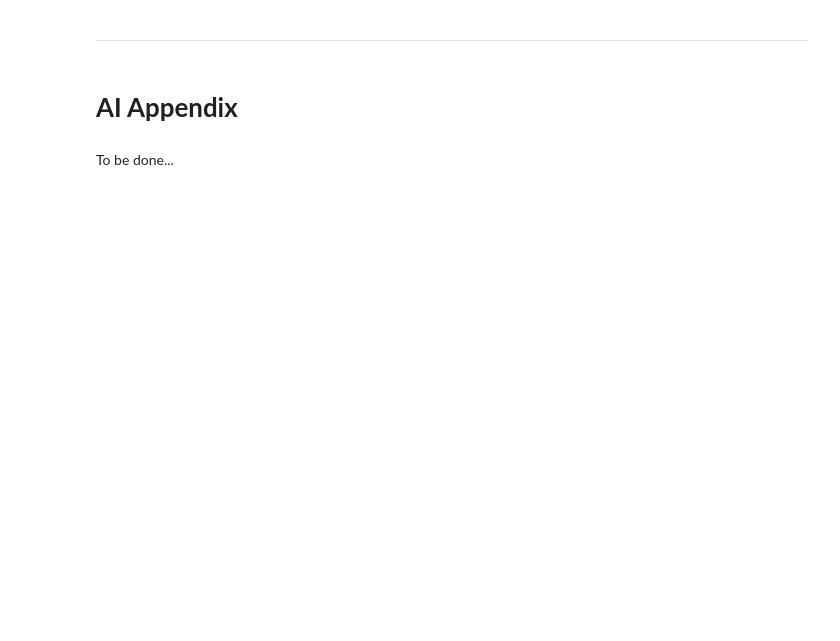
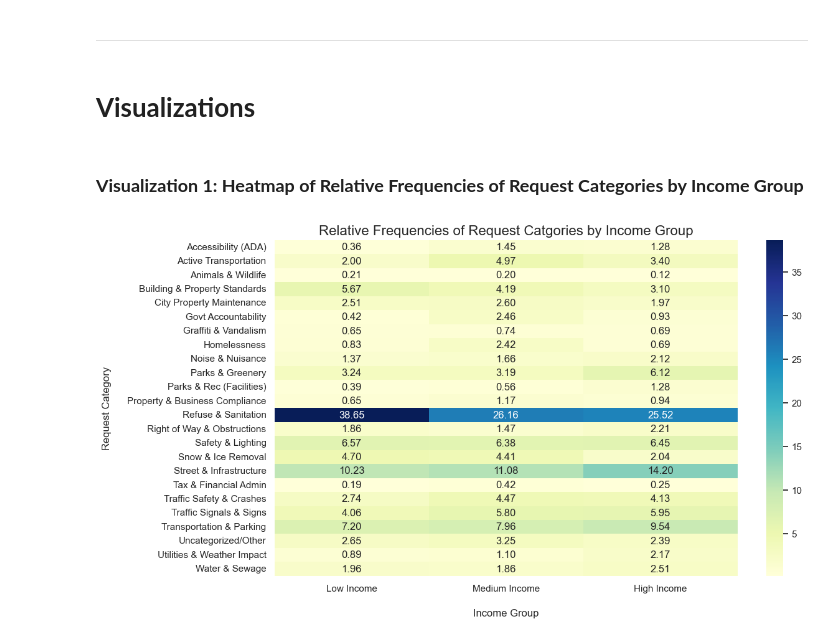
Before and after one commit to npisar/SI313-homework, a Jupyter notebook: final project/pisarczyk_final-project_si-313.ipynb, the cells around one changed output. Saved outputs shown, nothing was run; the diff lists cells and outputs as text; code cells hidden in the pictures; blank space fills up the shorter version.

```diff
--- a/final project/pisarczyk_final-project_si-313.ipynb
+++ b/final project/pisarczyk_final-project_si-313.ipynb
@@ -809,7 +761,5 @@ Category: Active Transportation
 0 of 5 significant
 # %% [markdown]
 ---
-# %% [markdown]
-# **AI Appendix**
-# %% [markdown]
-To be done...
+# %% [markdown]
+# **Visualizations**
@@ -815,0 +770,12 @@ To be done...
+# %% [markdown]
+### **Visualization 1: Heatmap of Relative Frequencies of Request Categories by Income Group**
+# %%
+plt.figure(figsize=(12, 7))
+sns.heatmap(category_freq.T, cmap="YlGnBu", annot=True, fmt=".2f")
+plt.title("Relative Frequencies of Request Catgories by Income Group", fontsize=16)
+plt.xlabel("Income Group", fontsize=12, labelpad=18)
+plt.ylabel("Request Category", fontsize=12, labelpad=18)
+plt.savefig('visualizations/heatmap_si313-final.png', bbox_inches='tight')
+plt.show()
+# %% [output]
+[figure, new version]
```
Also changed, not shown: parts of 19 cells of this notebook, 4 other files.
